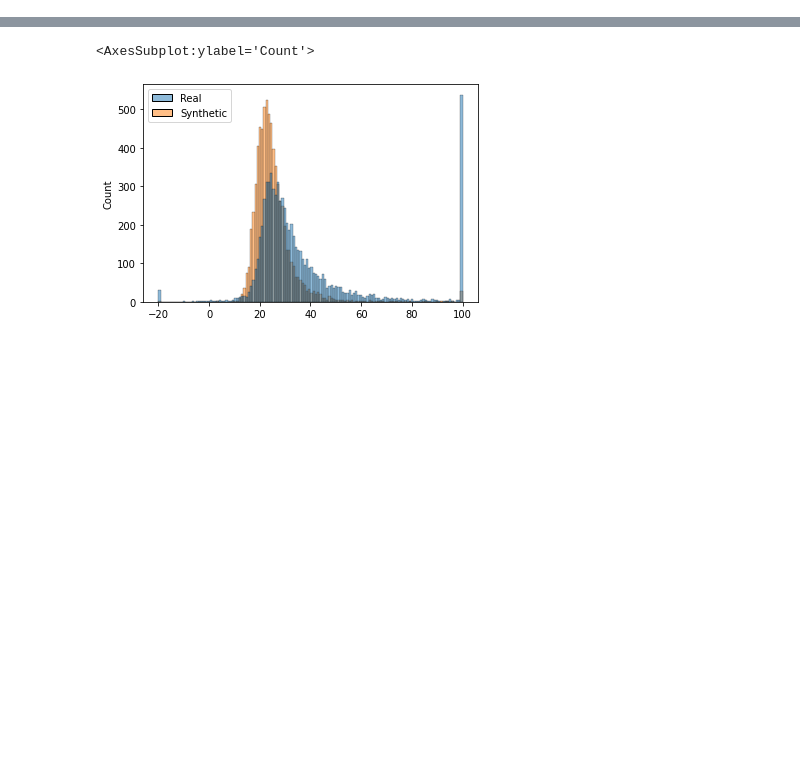
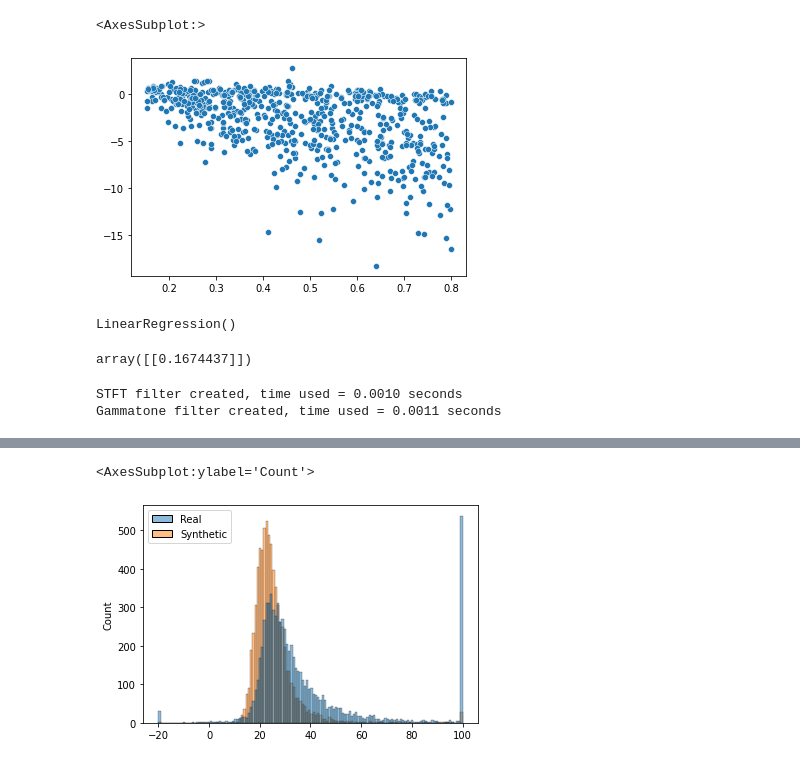
Before and after one commit to MiniXC/distribution_notebooks, a Jupyter notebook: SRMR.ipynb, the cells around one changed output, grey strips where cells are left out. Drawn from its saved outputs; the diff is of its cells as text; code cells hidden in the pictures; blank space fills up the shorter version.

```diff
--- a/SRMR.ipynb
+++ b/SRMR.ipynb
@@ -94,0 +151,5 @@ sns.histplot(
+# %%
+sns.scatterplot(x=rt60s, y=srmr_c)
+# %% [output]
+<AxesSubplot:>
+[figure, added]
@@ -94,0 +160,64 @@ sns.histplot(
+# %%
+lr = LinearRegression()
+lr.fit(data[:, 0].reshape(-1, 1),data[:, 1].reshape(-1, 1))
+# %% [output]
+LinearRegression()
+# %%
+lr.predict([[10]])
+# %% [output]
+array([[0.1674437]])
+# %%
+fs = 16_000
+srmr = SRMR(fs)
+
+num_samples = 0
+r_srmr = []
+s_srmr = []
+r_len = 0
+s_len = 0
+
+max_hours = 1
+# augment = RoomSimulator(use_ray_tracing=True, p=1, calculation_mode="rt60")
+
+real_mu, real_std = results["real"]["srmr"].mean(), results["real"]["srmr"].std()
+
+with tqdm(total=max_hours) as pbar:
+    for wav in wavs:
+        if "original" not in str(wav):
+            synth = wav
+            real = original_path / wav.parent.name / wav.name
+            s_audio, s_fs = torchaudio.load(synth)
+            r_audio, r_fs = torchaudio.load(real)
+            if s_fs != fs:
+                s_audio = F.resample(s_audio, s_fs, fs)
+            if r_fs != fs:
+                r_audio = F.resample(r_audio, r_fs, fs)
+            s_audio = s_audio[0].numpy()
+            r_audio = r_audio[0].numpy()
+#             try:
+            r_len = len(r_audio) / fs / 3600
+            s_len = len(s_audio) / fs / 3600
+#             augment = RoomSimulator(
+#                 use_ray_tracing=True,
+#                 p=0.8,
+#                 calculation_mode="rt60",
+#                 min_target_rt60=0.8,
+#                 max_target_rt60=1,
+#             )
+            augment = AddGaussianSNR(p=0.8)
+            s_srmr_val = srmr.srmr(np.array(s_audio))[0]
+            if s_srmr_val > 10:
+                s_audio = augment(s_audio, sample_rate=fs)
+            s_srmr_val = srmr.srmr(np.array(s_audio))[0]
+            #r_srmr_val = srmr.srmr(r_audio)[0]
+            s_srmr.append(s_srmr_val)
+            #r_srmr.append(r_srmr_val)
+            num_samples += 1
+            pbar.update(s_len)
+            if pbar.n >= max_hours:
+                break
+#             except:
+#                 print(f"skipped {wav}")
+# %% [output]
+STFT filter created, time used = 0.0010 seconds
+Gammatone filter created, time used = 0.0011 seconds
```
Also changed, not shown: parts of 20 cells of this notebook, 9 other files.
